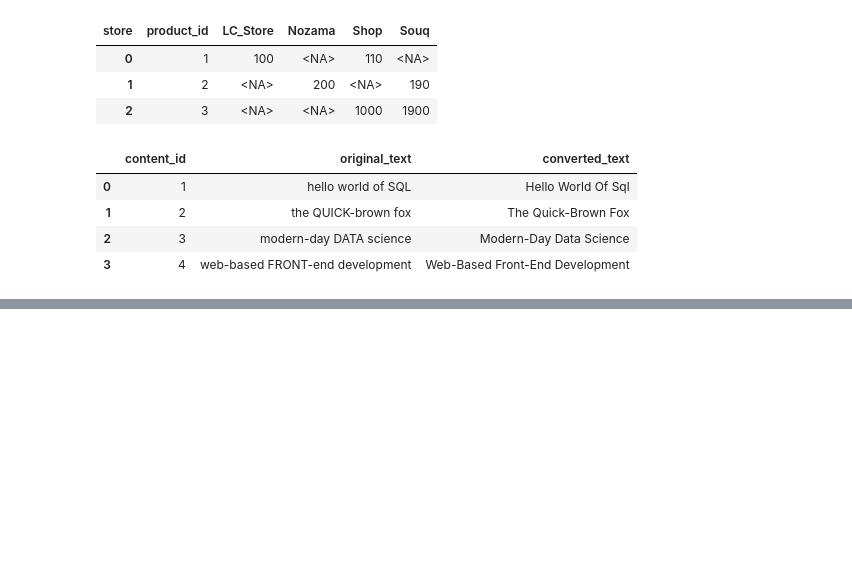
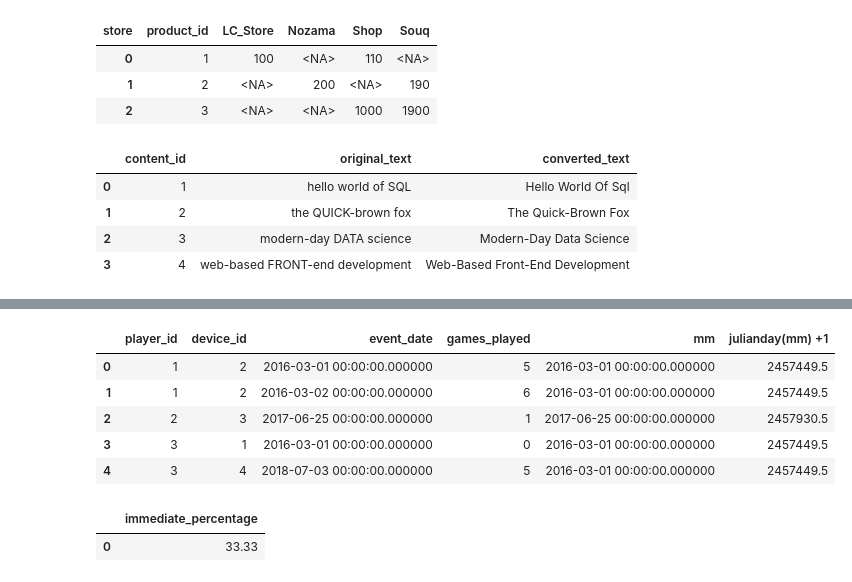
Before and after one commit to baxt1or/leetcode_database_problems, a Jupyter notebook: leetcode_sql_premium.ipynb, the cells around one changed output, grey strips where cells are left out. Drawn from its saved outputs; the diff is of its cells as text; code cells hidden in the pictures; blank space fills up the shorter version.

```diff
--- a/leetcode_sql_premium.ipynb
+++ b/leetcode_sql_premium.ipynb
@@ -8120,0 +9308,61 @@ make_select(query)
+# %%
+data = [[1, 2, '2016-03-01', 5], [1, 2, '2016-03-02', 6], [2, 3, '2017-06-25', 1], [3, 1, '2016-03-01', 0], [3, 4, '2018-07-03', 5]]
+activity = pd.DataFrame(data, columns=['player_id', 'device_id', 'event_date', 'games_played']).astype({'player_id':'Int64', 'device_id':'Int64', 'event_date':'datetime64[ns]', 'games_played':'Int64'})
+
+
+
+query = """
+WITH cte AS (SELECT
+*,
+MIN(event_date) OVER(PARTITION BY player_id ORDER BY event_date) AS mm
+FROM activity),
+
+installs AS (SELECT
+event_date,
+COUNT(*) AS installs
+FROM cte
+WHERE event_date = mm
+GROUP BY 1)
+
+
+SELECT
+*,
+mm +1
+FROM cte
+
+
+
+"""
+
+make_select(query)
+# %% [output]
+|  | player_id | device_id | event_date | games_played | mm | julianday(mm) +1 |
+| 0 | 1 | 2 | 2016-03-01 00:00:00.000000 | 5 | 2016-03-01 00:00:00.000000 | 2457449.5 |
+| 1 | 1 | 2 | 2016-03-02 00:00:00.000000 | 6 | 2016-03-01 00:00:00.000000 | 2457449.5 |
+| 2 | 2 | 3 | 2017-06-25 00:00:00.000000 | 1 | 2017-06-25 00:00:00.000000 | 2457930.5 |
+| 3 | 3 | 1 | 2016-03-01 00:00:00.000000 | 0 | 2016-03-01 00:00:00.000000 | 2457449.5 |
+| 4 | 3 | 4 | 2018-07-03 00:00:00.000000 | 5 | 2016-03-01 00:00:00.000000 | 2457449.5 |
+# %%
+data = [[1, 1, '2019-08-01', '2019-08-02'], [2, 5, '2019-08-02', '2019-08-02'], [3, 1, '2019-08-11', '2019-08-11'], [4, 3, '2019-08-24', '2019-08-26'], [5, 4, '2019-08-21', '2019-08-22'], [6, 2, '2019-08-11', '2019-08-13']]
+delivery = pd.DataFrame(data, columns=['delivery_id', 'customer_id', 'order_date', 'customer_pref_delivery_date']).astype({'delivery_id':'Int64', 'customer_id':'Int64', 'order_date':'datetime64[ns]', 'customer_pref_delivery_date':'datetime64[ns]'})
+
+
+
+query = """
+
+WITH cte AS (SELECT
+*,
+CASE WHEN order_date = customer_pref_delivery_date THEN 1 ELSE 0 END AS status
+FROM delivery)
+
+SELECT
+ROUND(COUNT(*) * 1.0 / (SELECT COUNT(*) FROM cte) *100, 2) AS immediate_percentage
+FROM cte
+WHERE status = 1
+
+"""
+
+make_select(query)
+# %% [output]
+|  | immediate_percentage |
+| 0 | 33.33 |
```
Also changed, not shown: parts of 52 cells of this notebook.
